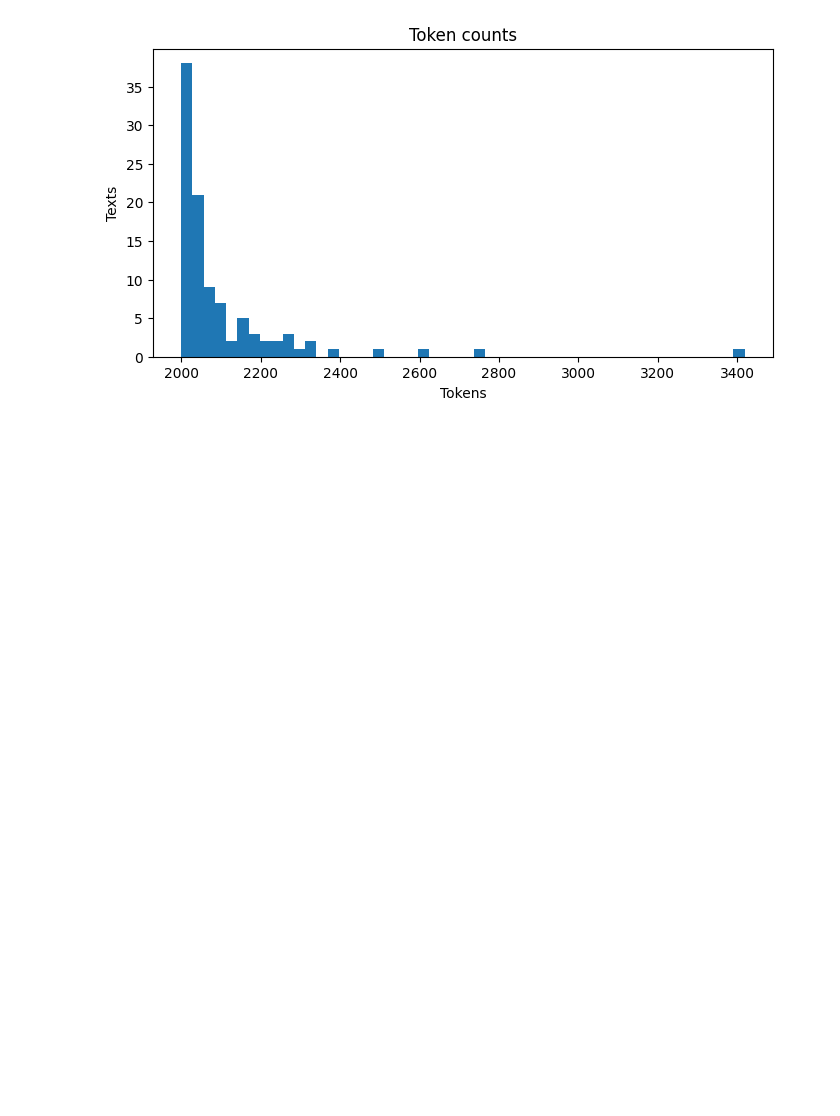
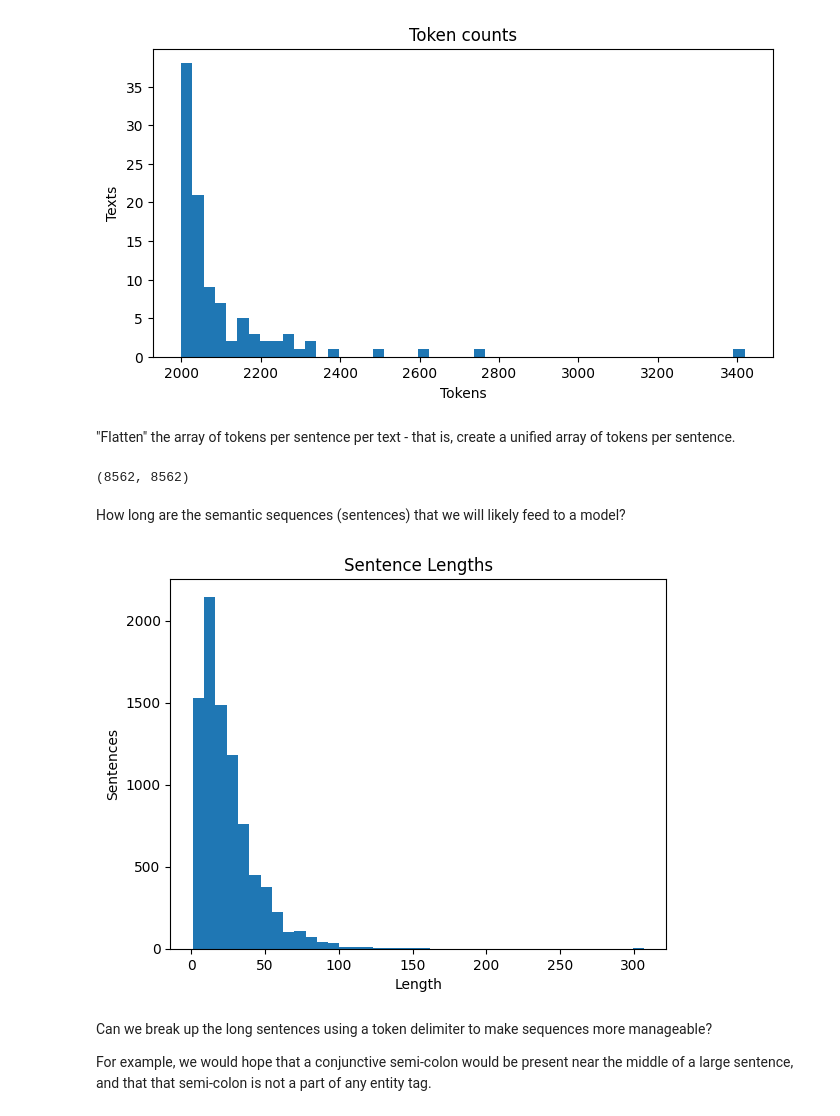
Before and after one commit to EricRobertBrewer/litbank-entities, a Jupyter notebook: notebooks/explore.ipynb, the cells around one changed output. Saved outputs shown, nothing was run; the diff lists cells and outputs as text; code cells hidden in the pictures; blank space fills up the shorter version.

```diff
--- a/notebooks/explore.ipynb
+++ b/notebooks/explore.ipynb
@@ -99,3 +176,32 @@ plt.xlabel('Tokens')
 plt.show()
 # %% [output]
 [figure]
+# %% [markdown]
+"Flatten" the array of tokens per sentence per text - that is, create a unified array of tokens per sentence.
+# %%
+sentence_tokens = list()
+sentence_labels = list()
+for i in range(len(text_sentence_tokens)):
+    for tokens in text_sentence_tokens[i]:
+        sentence_tokens.append(tokens)
+    for labels in text_sentence_labels[i]:
+        sentence_labels.append(labels)
+len(sentence_tokens), len(sentence_labels)
+# %% [output]
+(8562, 8562)
+# %% [markdown]
+How long are the semantic sequences (sentences) that we will likely feed to a model?
+# %%
+sentence_lengths = [len(tokens) for tokens in sentence_tokens]
+
+plt.hist(sentence_lengths, bins=40)
+plt.title('Sentence Lengths')
+plt.ylabel('Sentences')
+plt.xlabel('Length')
+plt.show()
+# %% [output]
+[figure, added]
+# %% [markdown]
+Can we break up the long sentences using a token delimiter to make sequences more manageable?
+
+For example, we would hope that a conjunctive semi-colon would be present near the middle of a large sentence, and that that semi-colon is not a part of any entity tag.
```
Also changed, not shown: parts of 19 cells of this notebook, 1 other file.
